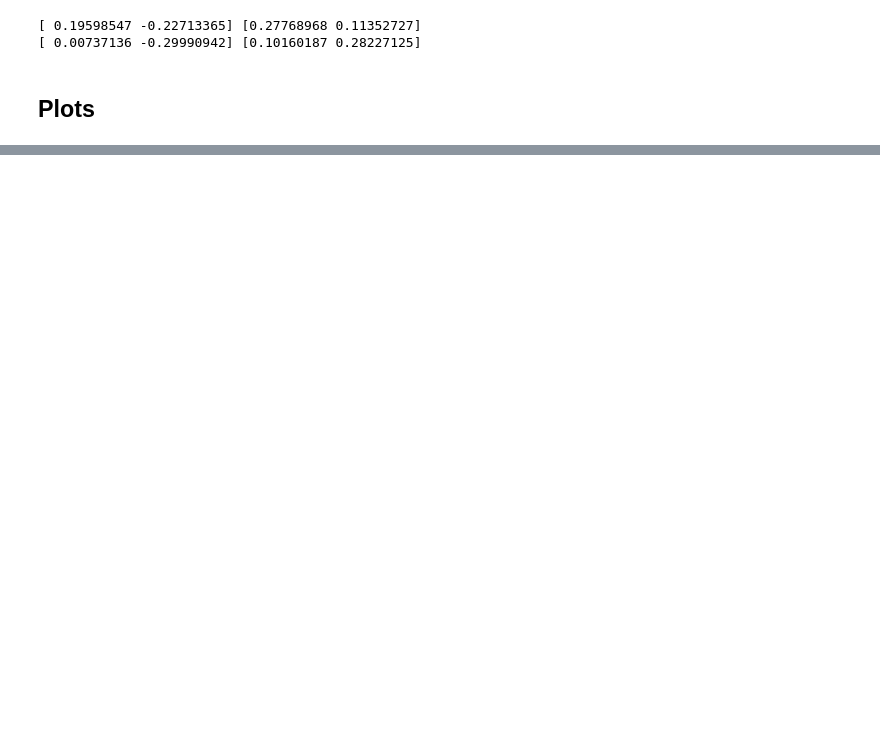
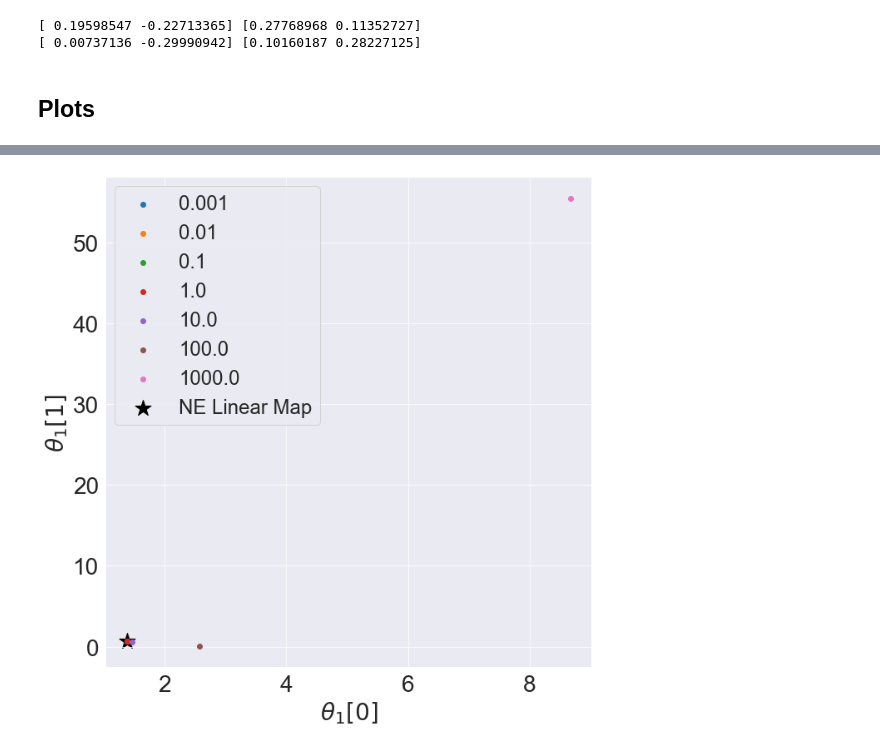
Before and after one commit to evanjfaulkner/DD-Games, a Jupyter notebook: Notebooks/dd_game_regression_sim_nonlinear.ipynb, the cells around one changed output, grey strips where cells are left out. Cells and saved outputs as stored; diff of their text form; code cells hidden in the pictures; blank space fills up the shorter version.

```diff
--- a/Notebooks/dd_game_regression_sim_nonlinear.ipynb
+++ b/Notebooks/dd_game_regression_sim_nonlinear.ipynb
@@ -329,0 +371,23 @@ plt.show()
+# %%
+plt.figure(figsize=(10,10))
+plt.rcParams['font.size'] = 28
+plt.rcParams['axes.linewidth'] = 4
+
+for i in range(len(eps_range)):
+    x1 = np.array(theta_final_p1)[i,0]
+    y1 = np.array(theta_final_p1)[i,1]
+    plt.scatter(x1,y1, label=str(eps_range[i]))
+
+x_nash_p1 = theta_PO_1[0]
+y_nash_p1 = theta_PO_1[1]
+plt.scatter(x_nash_p1, y_nash_p1,
+            label='NE Linear Map', marker='*', color='k', s=400, zorder=0)
+
+plt.legend(loc='best',fontsize=24)
+plt.xlabel(r"$\theta_1[0]$")
+plt.ylabel(r"$\theta_1[1]$")
+plt.tight_layout()
+plt.savefig('last_iterate_phase_nonlinear.jpg', format='jpg')
+plt.show()
+# %% [output]
+[figure, added]
```
Also changed, not shown: parts of 8 cells of this notebook, 1 other file.
